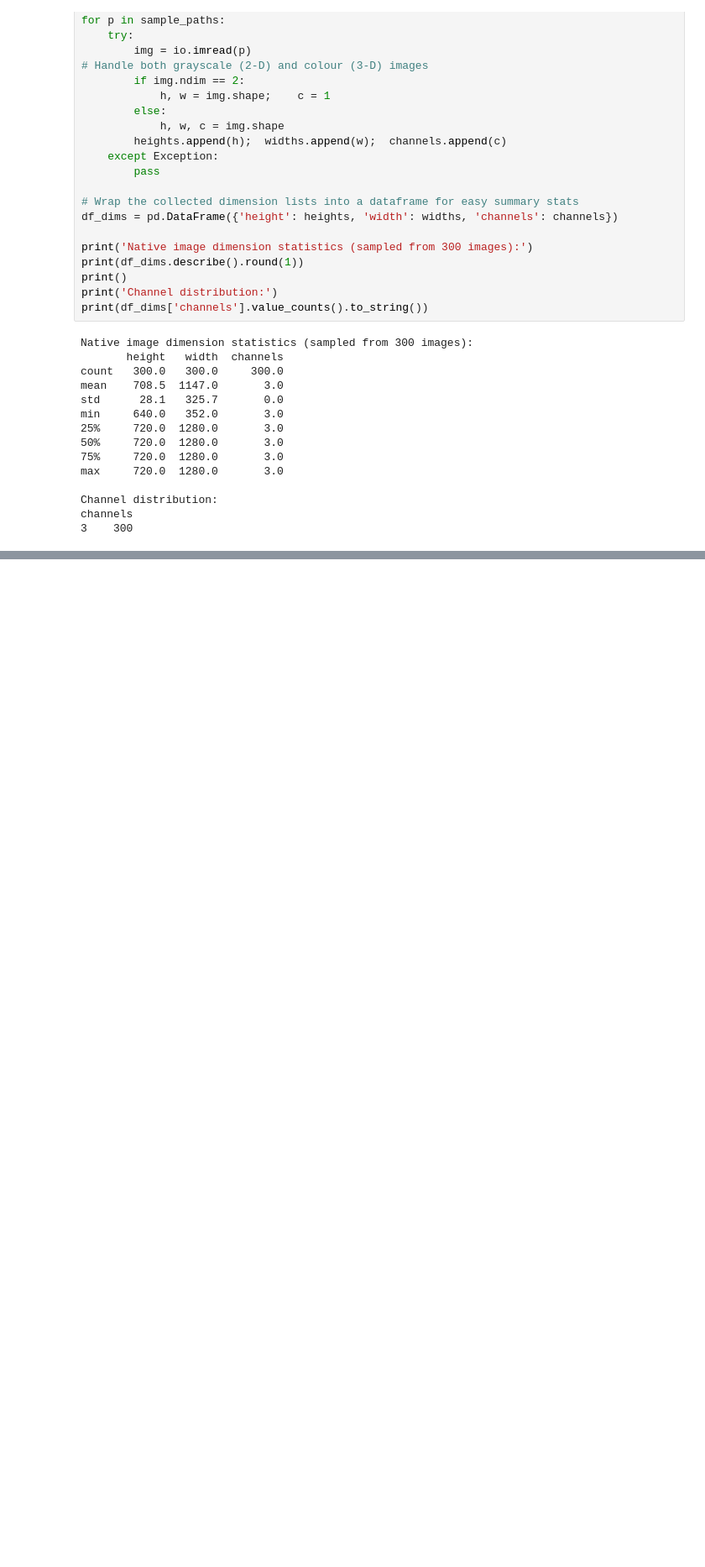
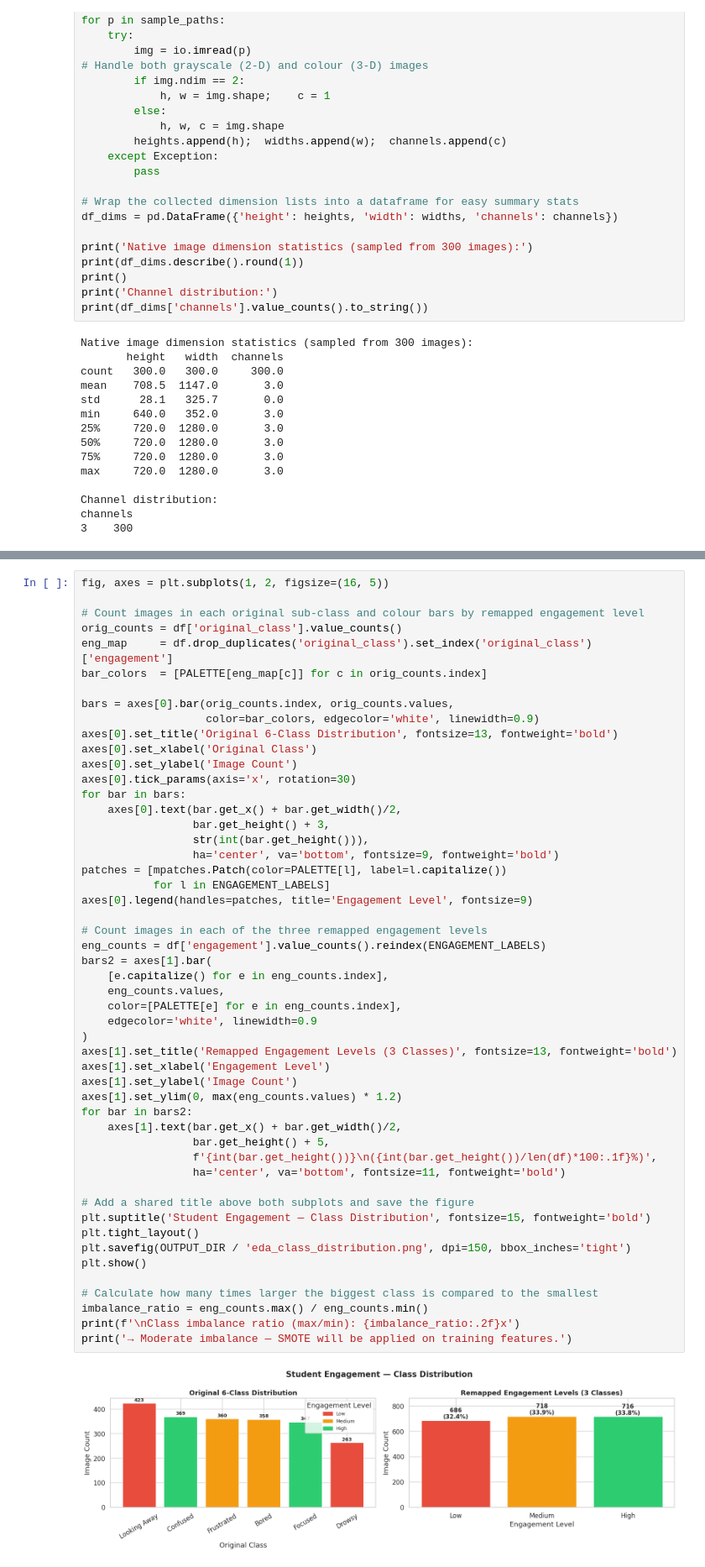
Before and after one commit to YasiniK/multimodal-student-cognitive-load-and-engagement-detection, a Jupyter notebook: Student_Engagement/se_eda_preprocessing.ipynb, the cells around one changed output, grey strips where cells are left out. Shown at 84% size. Saved outputs shown, nothing was run; the diff lists cells and outputs as text; blank space fills up the shorter version.

```diff
--- a/Student_Engagement/se_eda_preprocessing.ipynb
+++ b/Student_Engagement/se_eda_preprocessing.ipynb
@@ -310,0 +324,53 @@ channels
+# %%
+fig, axes = plt.subplots(1, 2, figsize=(16, 5))
+
+# Count images in each original sub-class and colour bars by remapped engagement level
+orig_counts = df['original_class'].value_counts()
+eng_map     = df.drop_duplicates('original_class').set_index('original_class')['engagement']
+bar_colors  = [PALETTE[eng_map[c]] for c in orig_counts.index]
+
+bars = axes[0].bar(orig_counts.index, orig_counts.values,
+                   color=bar_colors, edgecolor='white', linewidth=0.9)
+axes[0].set_title('Original 6-Class Distribution', fontsize=13, fontweight='bold')
+axes[0].set_xlabel('Original Class')
+axes[0].set_ylabel('Image Count')
+axes[0].tick_params(axis='x', rotation=30)
+for bar in bars:
+    axes[0].text(bar.get_x() + bar.get_width()/2,
+                 bar.get_height() + 3,
+                 str(int(bar.get_height())),
+                 ha='center', va='bottom', fontsize=9, fontweight='bold')
+patches = [mpatches.Patch(color=PALETTE[l], label=l.capitalize())
+           for l in ENGAGEMENT_LABELS]
+axes[0].legend(handles=patches, title='Engagement Level', fontsize=9)
+
+# Count images in each of the three remapped engagement levels
+eng_counts = df['engagement'].value_counts().reindex(ENGAGEMENT_LABELS)
+bars2 = axes[1].bar(
+    [e.capitalize() for e in eng_counts.index],
+    eng_counts.values,
+    color=[PALETTE[e] for e in eng_counts.index],
+    edgecolor='white', linewidth=0.9
+)
+axes[1].set_title('Remapped Engagement Levels (3 Classes)', fontsize=13, fontweight='bold')
+axes[1].set_xlabel('Engagement Level')
+axes[1].set_ylabel('Image Count')
+axes[1].set_ylim(0, max(eng_counts.values) * 1.2)
+for bar in bars2:
+    axes[1].text(bar.get_x() + bar.get_width()/2,
+                 bar.get_height() + 5,
+                 f'{int(bar.get_height())}\n({int(bar.get_height())/len(df)*100:.1f}%)',
+                 ha='center', va='bottom', fontsize=11, fontweight='bold')
+
+# Add a shared title above both subplots and save the figure
+plt.suptitle('Student Engagement — Class Distribution', fontsize=15, fontweight='bold')
+plt.tight_layout()
+plt.savefig(OUTPUT_DIR / 'eda_class_distribution.png', dpi=150, bbox_inches='tight')
+plt.show()
+
+# Calculate how many times larger the biggest class is compared to the smallest
+imbalance_ratio = eng_counts.max() / eng_counts.min()
+print(f'\nClass imbalance ratio (max/min): {imbalance_ratio:.2f}x')
+print('→ Moderate imbalance — SMOTE will be applied on training features.')
+# %% [output]
+[figure, added]
```
Also changed, not shown: parts of 5 cells of this notebook.
